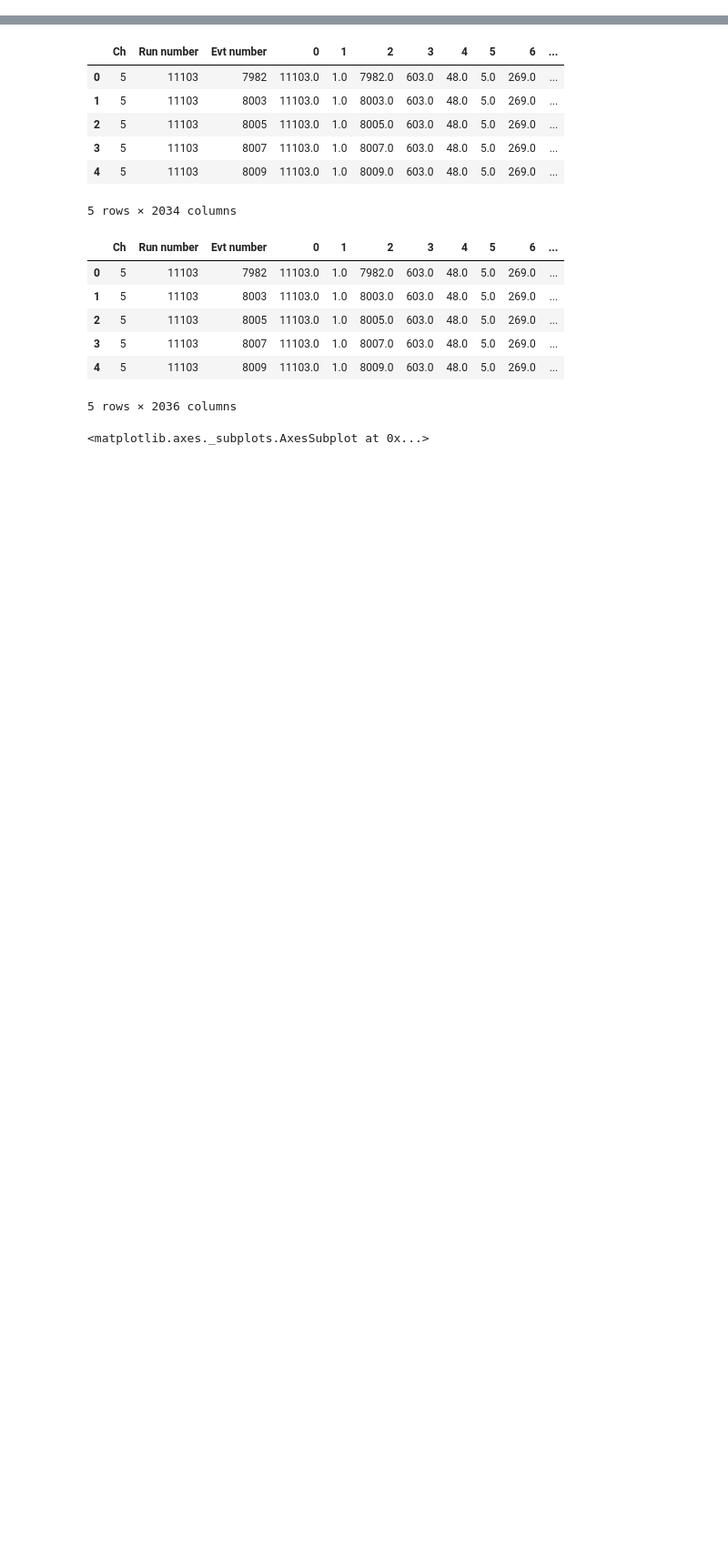
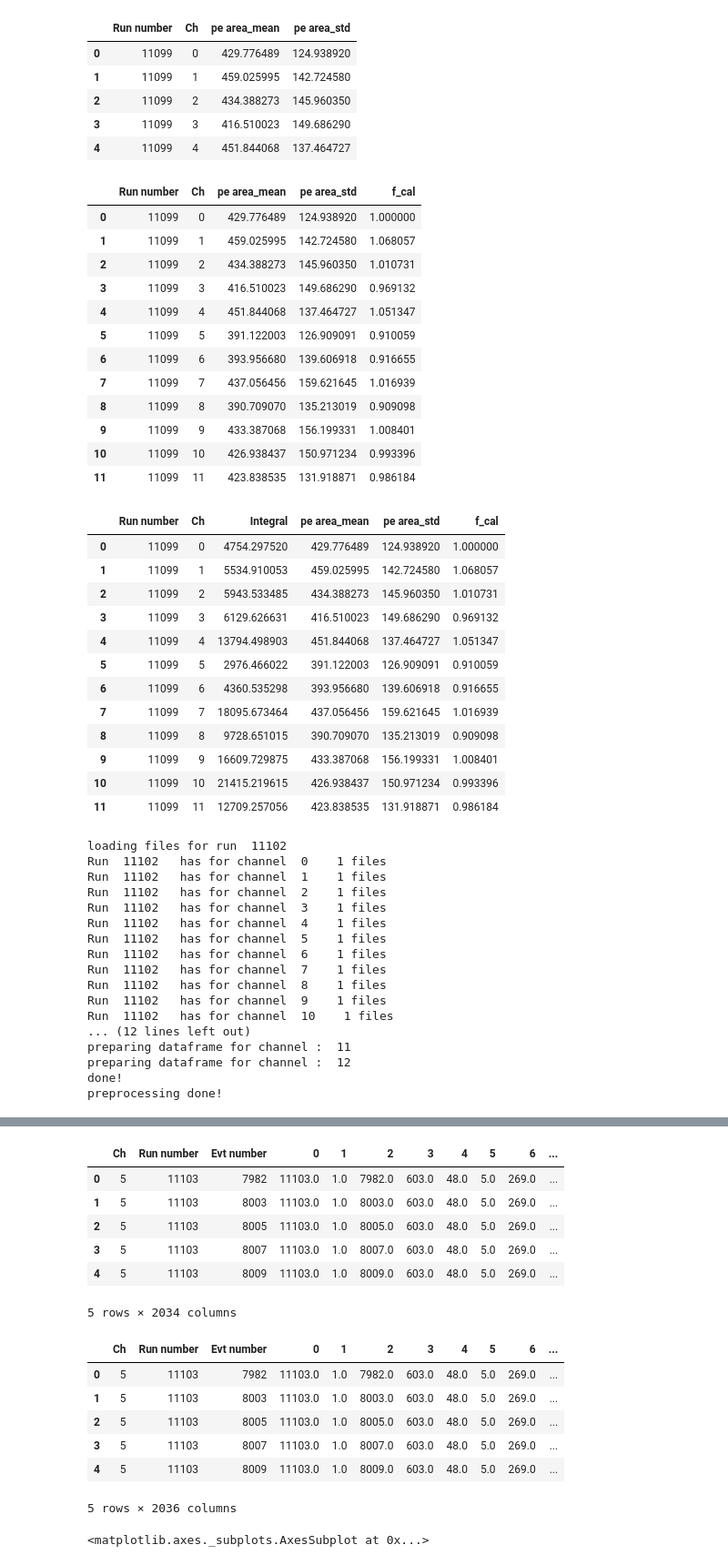
Before and after one commit to stbordoni/Arapuca, a Jupyter notebook: RoutineArapucaDraft.ipynb, the cells around one changed output, grey strips where cells are left out. Shown at 91% size. Drawn from its saved outputs; the diff is of its cells as text; code cells hidden in the pictures; blank space fills up the shorter version.

Commit message:
add single pe std to the integral df and reshuffle of few things

```diff
--- a/RoutineArapucaDraft.ipynb
+++ b/RoutineArapucaDraft.ipynb
@@ -17,8 +17,8 @@ import re
 
 from ArapucaRoutineMainFunctions import *
 # %%
-base_path = '/Users/bordoni/protoDUNE/XeDoping/Arapuca/fnal_results'
-#base_path = '/Users/bordoni/protoDUNE/XeDoping/testfiles'
+#base_path = '/Users/bordoni/protoDUNE/XeDoping/Arapuca/fnal_results'
+base_path = '/Users/bordoni/protoDUNE/XeDoping/testfiles'
 file_path = os.path.join(base_path,'*.dat')
 
 file_name_list =  glob.glob(file_path)
@@ -55,5 +55,5 @@ Full list of runs to process :
 # %%
-for r in runlist[:1]:
+for r in runlist:
     print('loading files for run ', r)
     df_list = create_dataset_list(file_name_dict, r)
 
@@ -64,22 +64,29 @@ for r in runlist[:1]:
 
 
     # compute single pe for calibration
-    df_average_spe = do_average_singlepe(df_list_proc).to_frame()
+    df_average_spe = do_average_singlepe_new(df_list_proc)
     df_average_spe.reset_index(inplace = True)
-    tmp = df_average_spe.pivot(index='Run number', columns='Ch', values='pe area')
+
+    #display(df_average_spe.head() )
 
 
-
-    df_calib = tmp.div(tmp[0], axis = 0)
-    df_calib = df_calib.T.stack(level=0).to_frame(name='f_cal').reset_index()
+    df_average_spe['f_cal'] = df_average_spe['pe area_mean']/df_average_spe['pe area_mean'][0]
+    #display(df_average_spe)
 
 
-    #combine datasets (done in two steps)
+    #combine datasets
     df_av_wf = pd.merge(df_av_wf, df_average_spe, left_on=['Run number', 'Ch'], right_on=['Run number', 'Ch'])
-    df_av_wf = pd.merge(df_av_wf, df_calib, left_on=['Run number', 'Ch'], right_on=['Run number', 'Ch'])
 
     #produce a calibrated dataset
     df_av_wf_cal = calibrate_av_wf(df_av_wf)
 
-    df_integral_calib = df_av_wf_cal.groupby(['Run number']).sum()
+
+
+    df_integral_calib = df_av_wf_cal[wf].sum(axis=1).to_frame().rename(columns={0:'Integral'})
+    df_integral_calib = pd.concat([df_av_wf_cal[['Run number', 'Ch']], df_integral_calib], axis=1)
+
+    df_integral_calib = pd.merge(df_integral_calib, df_average_spe, left_on=['Run number', 'Ch'], right_on=['Run number', 'Ch'])
+
+
+    display(df_integral_calib)
 # %% [output]
@@ -98,5 +105,54 @@ Run  11103   has for channel  10    2 files
 ... (12 lines left out)
 preparing dataframe for channel :  11
 preparing dataframe for channel :  12
 done!
 preprocessing done!
+|  | Run number | Ch | pe area_mean | pe area_std |
+| 0 | 11099 | 0 | 429.776489 | 124.938920 |
+| 1 | 11099 | 1 | 459.025995 | 142.724580 |
+| 2 | 11099 | 2 | 434.388273 | 145.960350 |
+| 3 | 11099 | 3 | 416.510023 | 149.686290 |
+| 4 | 11099 | 4 | 451.844068 | 137.464727 |
+|  | Run number | Ch | pe area_mean | pe area_std | f_cal |
+| 0 | 11099 | 0 | 429.776489 | 124.938920 | 1.000000 |
+| 1 | 11099 | 1 | 459.025995 | 142.724580 | 1.068057 |
+| 2 | 11099 | 2 | 434.388273 | 145.960350 | 1.010731 |
+| 3 | 11099 | 3 | 416.510023 | 149.686290 | 0.969132 |
+| 4 | 11099 | 4 | 451.844068 | 137.464727 | 1.051347 |
+| 5 | 11099 | 5 | 391.122003 | 126.909091 | 0.910059 |
+| 6 | 11099 | 6 | 393.956680 | 139.606918 | 0.916655 |
+| 7 | 11099 | 7 | 437.056456 | 159.621645 | 1.016939 |
+| 8 | 11099 | 8 | 390.709070 | 135.213019 | 0.909098 |
+| 9 | 11099 | 9 | 433.387068 | 156.199331 | 1.008401 |
+| 10 | 11099 | 10 | 426.938437 | 150.971234 | 0.993396 |
+| 11 | 11099 | 11 | 423.838535 | 131.918871 | 0.986184 |
+|  | Run number | Ch | Integral | pe area_mean | pe area_std | f_cal |
+| 0 | 11099 | 0 | 4754.297520 | 429.776489 | 124.938920 | 1.000000 |
+| 1 | 11099 | 1 | 5534.910053 | 459.025995 | 142.724580 | 1.068057 |
+| 2 | 11099 | 2 | 5943.533485 | 434.388273 | 145.960350 | 1.010731 |
+| 3 | 11099 | 3 | 6129.626631 | 416.510023 | 149.686290 | 0.969132 |
+| 4 | 11099 | 4 | 13794.498903 | 451.844068 | 137.464727 | 1.051347 |
+| 5 | 11099 | 5 | 2976.466022 | 391.122003 | 126.909091 | 0.910059 |
+| 6 | 11099 | 6 | 4360.535298 | 393.956680 | 139.606918 | 0.916655 |
+| 7 | 11099 | 7 | 18095.673464 | 437.056456 | 159.621645 | 1.016939 |
+| 8 | 11099 | 8 | 9728.651015 | 390.709070 | 135.213019 | 0.909098 |
+| 9 | 11099 | 9 | 16609.729875 | 433.387068 | 156.199331 | 1.008401 |
+| 10 | 11099 | 10 | 21415.219615 | 426.938437 | 150.971234 | 0.993396 |
+| 11 | 11099 | 11 | 12709.257056 | 423.838535 | 131.918871 | 0.986184 |
+loading files for run  11102
+Run  11102   has for channel  0    1 files
+Run  11102   has for channel  1    1 files
+Run  11102   has for channel  2    1 files
+Run  11102   has for channel  3    1 files
+Run  11102   has for channel  4    1 files
+Run  11102   has for channel  5    1 files
+Run  11102   has for channel  6    1 files
+Run  11102   has for channel  7    1 files
+Run  11102   has for channel  8    1 files
+Run  11102   has for channel  9    1 files
+Run  11102   has for channel  10    1 files
+... (12 lines left out)
+preparing dataframe for channel :  11
+preparing dataframe for channel :  12
+done!
+preprocessing done!
```
Also changed, not shown: parts of 8 cells of this notebook, 2 other files.
